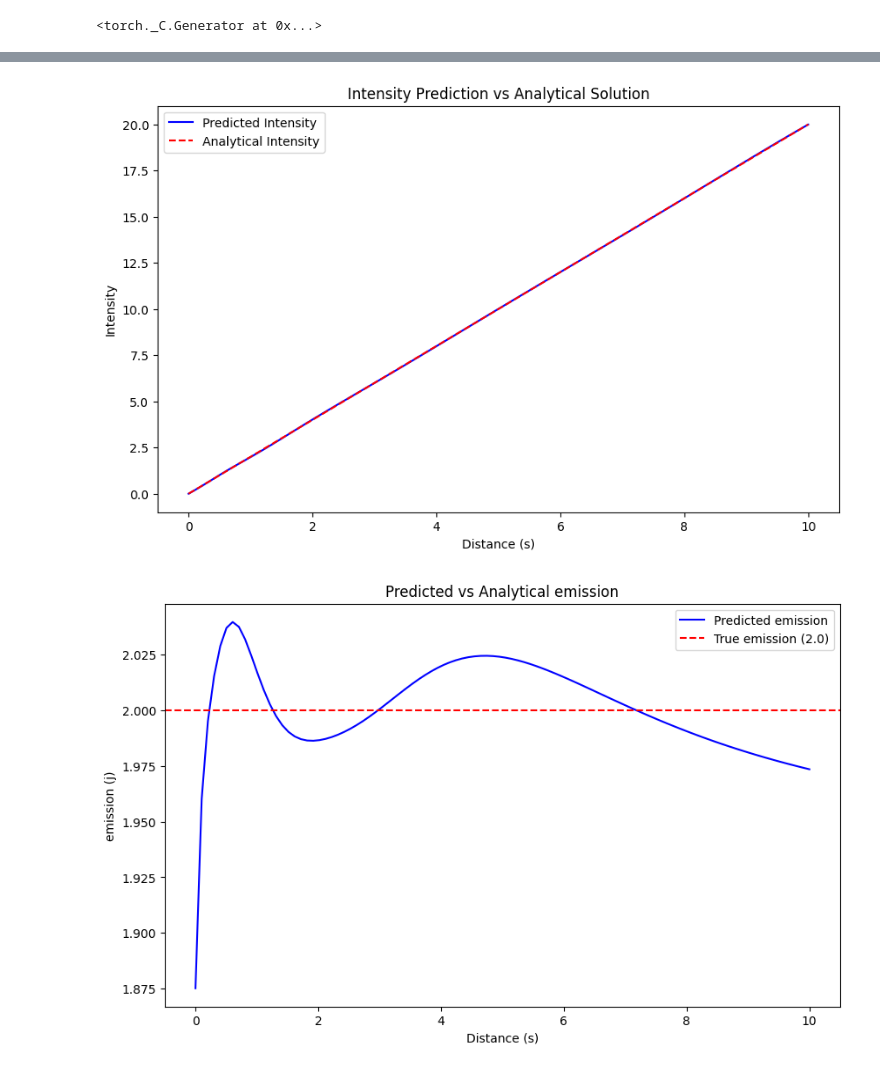
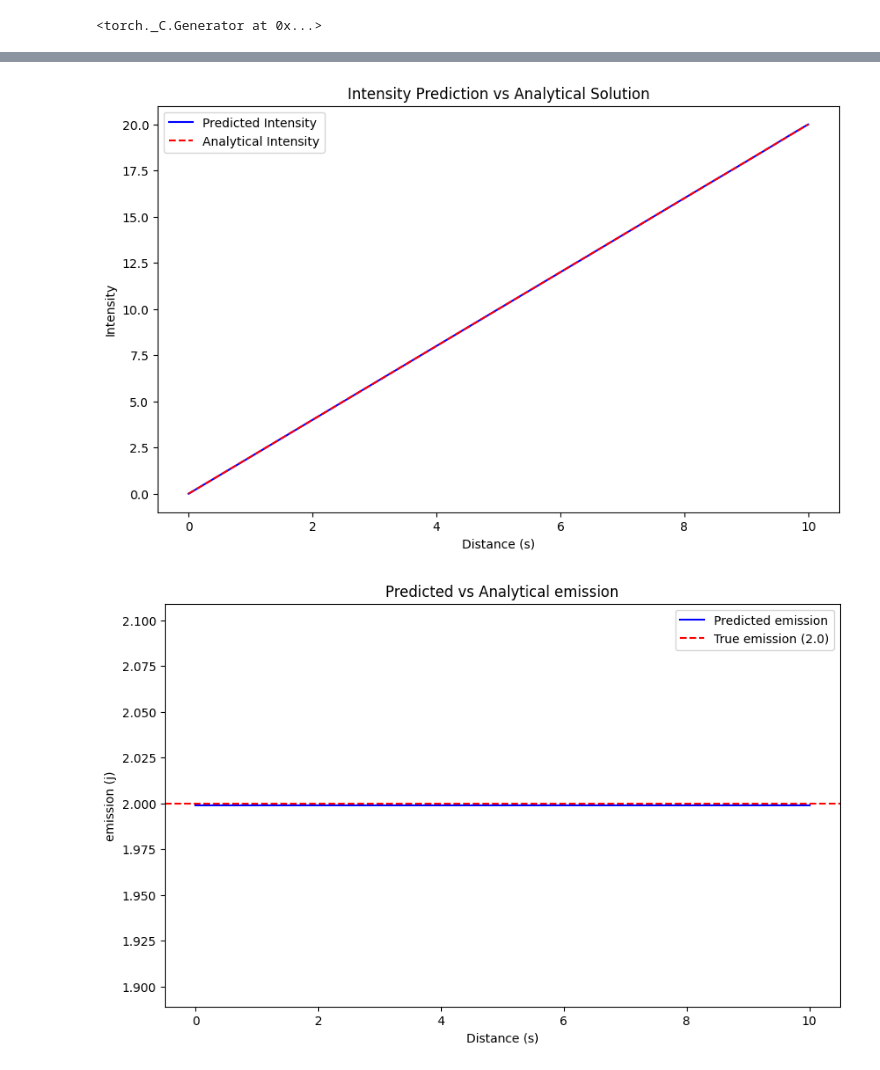
Before and after one commit to PaddyA08F/Final_year_project, a Jupyter notebook: emission_PINN.ipynb, the cells around one changed output, grey strips where cells are left out. Drawn from its saved outputs; the diff is of its cells as text; code cells hidden in the pictures.

```diff
--- a/emission_PINN.ipynb
+++ b/emission_PINN.ipynb
@@ -99,12 +99,12 @@ class PINN(nn.Module):
 
             # Predict intensity and absorption coefficient
             pred_intensity = self.intensity_network(input_distance)
-            emission = self.emission_network(input_distance)
+            emission = self.emission_network(input_distance) # using distance as emission does not depend on intensity
 
             # Compute derivative dI/ds using autograd
             dintensity = torch.autograd.grad(pred_intensity.sum(), input_distance, create_graph=True)[0]
 
-            # PDE residual: dI/ds + alpha * I = 0
+            # PDE residual: dI/ds - j = 0
             residual = dintensity - emission
 
             return residual.reshape(-1,)
@@ -114,37 +114,29 @@ class PINN(nn.Module):
         Computes loss using boundary conditions, physics residuals, and data loss.
         '''
         # Predict intensity at boundaries
-        #pred_initial_intensity = self.intensity_network(dist_bound[0])
         pred_boundary_intensity = self.intensity_network(dist_bound)
-        pred_boundary_emission = self.emission_network(dist_bound)
+
 
         # Compute PDE residuals (physics enforcement)
         physics_residual = self.compute_pde_residual(input_distance)
 
         # **Hard enforce boundary conditions**
-        #boundary_loss = torch.mean((pred_initial_intensity - int_bound[0])**2)
+        boundary_loss = torch.mean((pred_boundary_intensity - int_bound)**2)
 
-        boundary_loss = torch.mean((pred_boundary_intensity - int_bound)**2)
-        #boundary_loss_2 = torch.mean((pred_boundary_emission - input_emission)**2)
-
-        # Compute data residuals inside the slab
+        # Compute data residuals inside of the slab
         pred_intensity = self.intensity_network(input_distance)
-        #pred_emission = self.emission_network(input_distance)
         data_residual = input_intensity - pred_intensity
-        #data_residual_2 = input_emission - pred_emission
 
         # Compute loss terms (L2 loss)
         physics_loss = torch.mean(abs(physics_residual)**2)
         data_loss = torch.mean(abs(data_residual)**2)
-        #data_loss_2 = torch.mean(abs(data_residual_2)**2)
 
         # Add regularization terms
         intensity_reg = self.intensity_network.regularization()
         emission_reg = self.emission_network.regularization()
 
-
         # Total loss (weighted combination)
-        total_loss = torch.log(self.balancing_parameter * (data_loss+boundary_loss) + physics_loss + intensity_reg + emission_reg)
+        total_loss = torch.log(self.balancing_parameter * (boundary_loss) + physics_loss + intensity_reg + emission_reg)
 
         if verbose:
             print(f"Total Loss: {total_loss.item():.4f} | PDE Loss: {torch.log10(physics_loss).item():.4f} | "
@@ -161,7 +153,7 @@ def plot_results(model, input_distance, analytical_solution, emission_value):
     # Predict intensity from the trained model
     pred_intensity = model.intensity_network(input_distance).detach()
 
-    # Compute the analytical solution using the true alpha value
+    # Compute the analytical solution using the true emission value
     anal_intensity = analytical_solution(input_distance, emission_value)
 
     # Plot results
@@ -229,7 +221,8 @@ def calculate_relative_l2_error(model, input_distance, analytical_solution, emis
     return relative_l2_error.item()
 
 # ==== Initialize Model and Training ====
-balancing_parameter = 10.0  # Adjust this if needed
+#adjustable parameters
+balancing_parameter = 5.0
 input_dim = 1
 output_dim = 1
 layer_dim = 20
@@ -240,6 +233,7 @@ ran_seed = 32
 
 model = PINN(balancing_parameter, input_dim, output_dim, layer_dim, num_hidden, reg_param, reg_power, ran_seed)
 
+#define Adam optimizer
 optimizer_Adam = optim.Adam(
     list(model.intensity_network.parameters()) + list(model.emission_network.parameters()),
     lr=1e-3,  # Adam optimizer typically uses learning rates like this
@@ -259,7 +253,7 @@ optimizer_LBFGS = optim.LBFGS(
     tolerance_change=np.finfo(float).eps
 )
 
-# ==== Training Data (Example Boundaries and Grid Points) ====
+# ==== Training Data ====
 I0 = 0.0  # Initial intensity
 emission_value = 2.0  # Absorption coefficient
 
@@ -272,7 +266,7 @@ input_distance = torch.linspace(x_min, x_max, 100).view(-1, 1)  # Interior grid
 input_intensity = analytical_solution(input_distance, emission_value)
 
 # Train the model
-fit(model, optimizer_LBFGS, dist_bound, int_bound, input_distance, input_intensity, emission_value, epochs=10)
+fit(model, optimizer_LBFGS, dist_bound, int_bound, input_distance, input_intensity, emission_value, epochs=20)
 
 # Calculate relative L2 error as a percentage
 relative_l2_error = calculate_relative_l2_error(model, input_distance, analytical_solution, emission_value)
@@ -301,2 +295,2 @@ Relative L2 Error: 0.109095%
 [figure]
-[figure, old version]
+[figure, new version]
```
Also changed, not shown: parts of 1 cell of this notebook, 3 other files.
